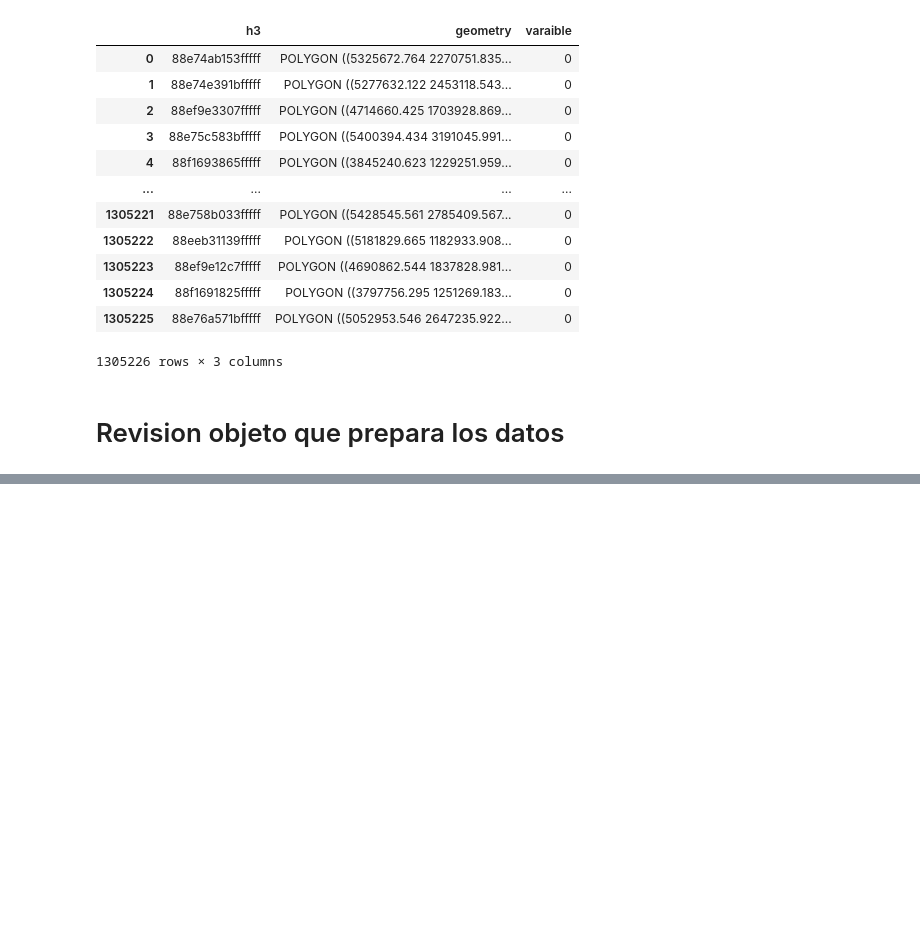
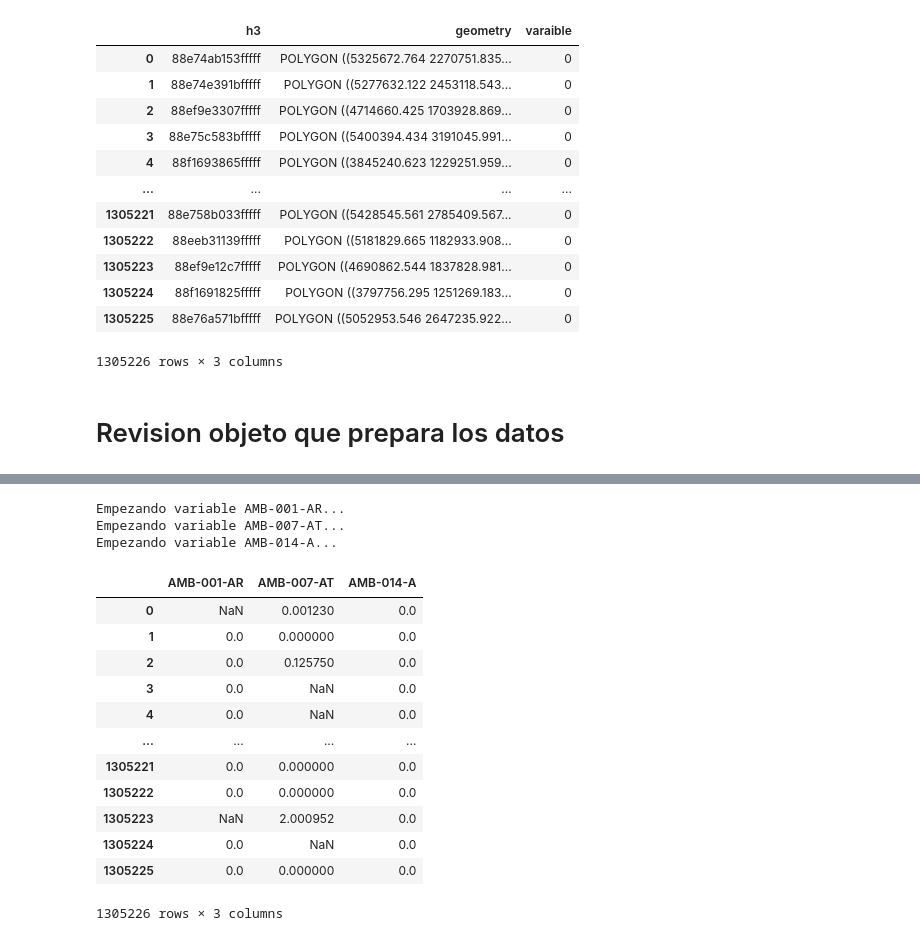
Before and after one commit to smartinezg2018/ahpAmbiental, a Jupyter notebook: h3.ipynb, the cells around one changed output, grey strips where cells are left out. Cells and saved outputs as stored; diff of their text form; code cells hidden in the pictures; blank space fills up the shorter version.

Commit message:
Adicion modulo h3 con subcriterios y criterio

```diff
--- a/h3.ipynb
+++ b/h3.ipynb
@@ -317,0 +328,23 @@ array([nan])
+# %%
+path = 'codigo_tipos(in).csv'
+df_data = pd.read_csv(path,sep=';',encoding='latin-1')
+df_data = df_data.drop(['Criterio'], axis = 1)
+df_data = df_data[~df_data['Subcriterio'].isna()]
+# %%
+# archivos_prueba =[
+#    'AMB-001-AR',
+#    'AMB-007-AT',
+#    'AMB-014-A',
+
+# ]
+archivos_prueba =[
+    "AMB-001-AR", "AMB-005-A", "AMB-011-A",
+    "AMB-014-A", "AMB-019-A", "AMB-029-AT",
+    "AMB-034-A", "AMB-037-A", "AMB-003-A",
+    "AMB-007-AT", "AMB-012-A", "AMB-015-A", "AMB-032-A", "AMB-035-A",
+    "AMB-038-A","AMB-004-A", "AMB-010-A",
+    "AMB-013-A", "AMB-016-A", "AMB-021-A",
+    "AMB-033-A", "AMB-036-A", "AMB-039-A"
+]
+mask = df_data['Codigo'].isin(archivos_prueba)
+df_data_slice = df_data[mask].reset_index(drop=True)
@@ -317,0 +413,8 @@ array([nan])
+# %%
+# Apliacion
+path = '/home/jta/Documentos/raster_variables/SIG'
+gdf_h3_prueba = h3_module.vars_ahp(path,df_data_slice)
+# %% [output]
+Empezando variable AMB-001-AR...
+Empezando variable AMB-007-AT...
+Empezando variable AMB-014-A...
@@ -317,0 +423,4 @@ array([nan])
+# %%
+num_var = len(gdf_h3_prueba.columns)-2
+matrix = ahp.simulate_matrices(1,num_var)
+pesos = ahp.calculate_weights(matrix)
@@ -317,0 +429,16 @@ array([nan])
+# %%
+gdf_h3_prueba.iloc[:,2:]*pesos
+# %% [output]
+|  | AMB-001-AR | AMB-007-AT | AMB-014-A |
+| 0 | NaN | 0.001230 | 0.0 |
+| 1 | 0.0 | 0.000000 | 0.0 |
+| 2 | 0.0 | 0.125750 | 0.0 |
+| 3 | 0.0 | NaN | 0.0 |
+| 4 | 0.0 | NaN | 0.0 |
+| ... | ... | ... | ... |
+| 1305221 | 0.0 | 0.000000 | 0.0 |
+| 1305222 | 0.0 | 0.000000 | 0.0 |
+| 1305223 | NaN | 2.000952 | 0.0 |
+| 1305224 | 0.0 | NaN | 0.0 |
+| 1305225 | 0.0 | 0.000000 | 0.0 |
+1305226 rows × 3 columns
```
Also changed, not shown: parts of 12 cells of this notebook, 2 other files.
